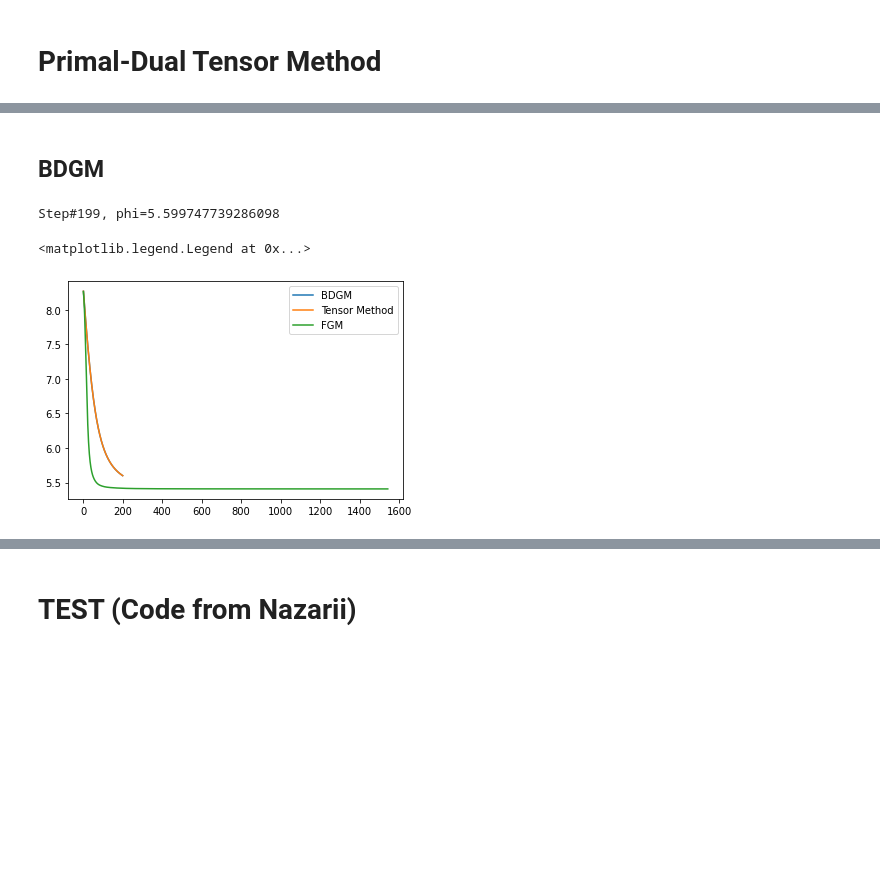
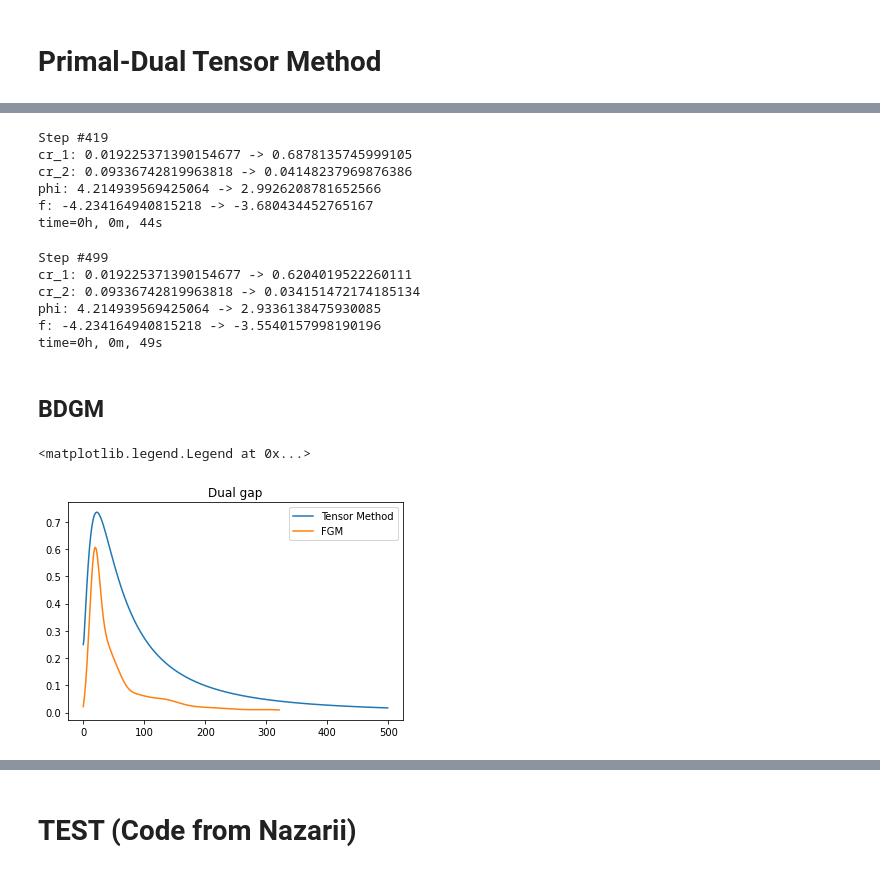
Before and after one commit to postrou/OPTAMI, a Jupyter notebook: primal_dual.ipynb, the cells around one changed output, grey strips where cells are left out. Cells and saved outputs as stored; diff of their text form; code cells hidden in the pictures; blank space fills up the shorter version.

```diff
--- a/primal_dual.ipynb
+++ b/primal_dual.ipynb
@@ -222,4 +134,4 @@ plt.imshow(u.reshape(m, m))
 # %% [markdown]
 # Primal-Dual Tensor Method
 # %%
-M_p = calculate_lipschitz_constant(n, gamma, p_order=3, A_A_T=None, device=device)
+M_p = calculate_lipschitz_constant(gamma, p_order=3)
@@ -292,9 +138,53 @@ optimizer.param_groups[0]['params'][0].norm().item()
+# %%
+lamb = torch.zeros(n * 2, dtype=torch.double, requires_grad=False, device=device)
+lamb.mul_(-1 / gamma).requires_grad_(True)
+optimizer = PrimalDualAccelerated(
+    [lamb],
+    M_p=M_p,
+    p_order=torch.tensor(3, device=device),
+    eps=0.001,
+    calculate_primal_var=primal_var_func
+)
+# %%
+optimizer, i, cr_1_list, cr_2_list, phi_list, f_list = run_experiment(
+    M_p,
+    gamma,
+    eps,
+    image_index,
+    m,
+    optimizer=optimizer,
+    max_steps=500,
+    device=device
+)
+# %% [output]
+Step #419
+cr_1: 0.019225371390154677 -> 0.6878135745999105
+cr_2: 0.09336742819963818 -> 0.04148237969876386
+phi: 4.214939569425064 -> 2.9926208781652566
+f: -4.234164940815218 -> -3.680434452765167
+time=0h, 0m, 44s
+# %%
+optimizer, i, cr_1_list, cr_2_list, phi_list, f_list = run_experiment(
+    M_p,
+    gamma,
+    eps,
+    image_index,
+    m,
+    optimizer=optimizer,
+    max_steps=500,
+    device=device
+)
+# %% [output]
+Step #499
+cr_1: 0.019225371390154677 -> 0.6204019522260111
+cr_2: 0.09336742819963818 -> 0.034151472174185134
+phi: 4.214939569425064 -> 2.9336138475930085
+f: -4.234164940815218 -> -3.5540157998190196
+time=0h, 0m, 49s
 # %% [markdown]
 ## BDGM
 # %%
 lamb = torch.zeros(2 * n, requires_grad=True, device=device, dtype=torch.double)
-closure = lambda: phi(lamb, n, gamma, M_matrix / gamma, ones, p, q, optimizer=optimizer)
-round_function = lambda X_matrix: B_round(X_matrix, p_ref, q_ref, ones)
 
 M = M_p * 2
 M_squared, M_p_squared = M ** 2, M_p ** 2
@@ -303,22 +193,22 @@ A_factor = ((p_order - 1) * (M_squared - M_p_squared) /
                     (4 * (p_order + 1) * p_order ** 2 * M_squared)) ** (p_order / 2)
 
 optimizer = BDGM([lamb], L=M)
+closure = lambda: phi(lamb, n, gamma, M_matrix / gamma, ones, p, q, optimizer=optimizer)
 
-bdgm_phi_list = [0.0] * 200
-for i in range(200):
+bdgm_phi_list = [0.0] * 500
+for i in range(500):
     optimizer.step(closure)
     with torch.no_grad():
         phi_value = closure().item()
         bdgm_phi_list[i] = phi_value
         clear_output(wait=True)
         print(f'Step#{i}, phi={phi_value}')
-# %% [output]
-Step#199, phi=5.599747739286098
 # %%
-plt.plot(bdgm_phi_list, label='BDGM')
-plt.plot(phi_list, label='Tensor Method')
-plt.plot(F_list, label='FGM')
+# plt.plot(bdgm_phi_list, label='BDGM')
+plt.plot(cr_1_list, label='Tensor Method')
+plt.plot(fgm_cr_1_list, label='FGM')
+plt.title('Dual gap')
 plt.legend()
 # %% [output]
 <matplotlib.legend.Legend at 0x...>
-[figure, old version]
+[figure, new version]
```
Also changed, not shown: parts of 31 cells of this notebook.
